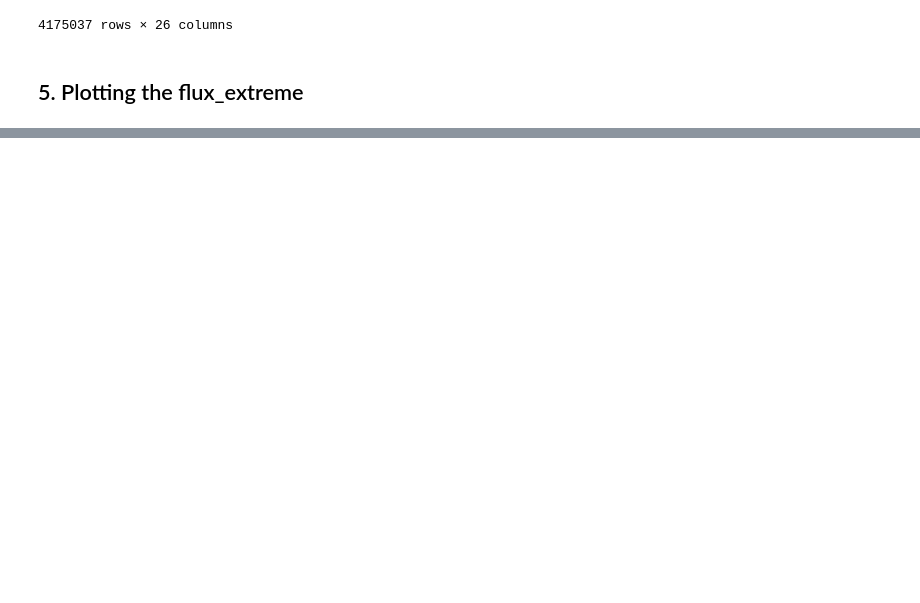
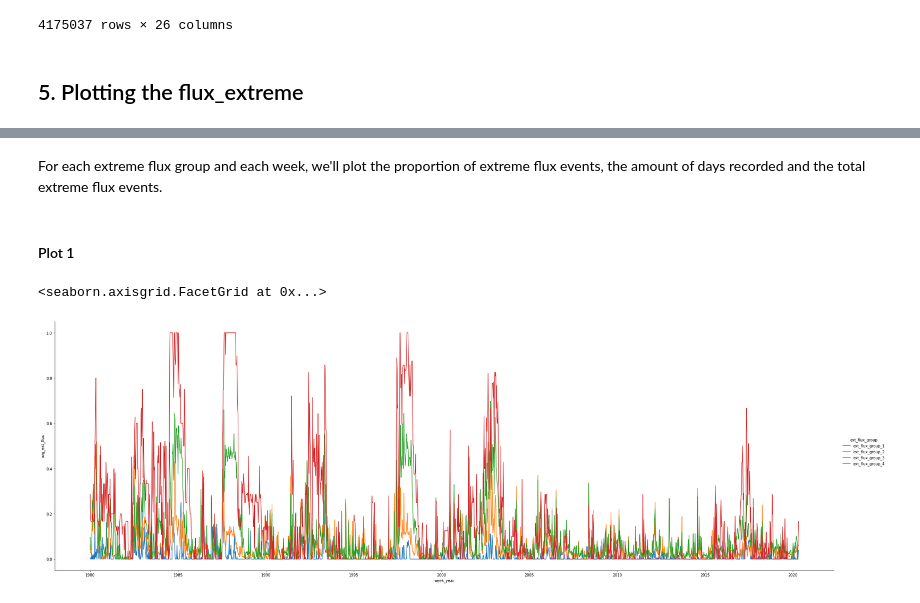
Before and after one commit to oaflores28/WatershedChallenge, a Jupyter notebook: Notebook_1_WaterShed.ipynb, the cells around one changed output, grey strips where cells are left out. Cells and saved outputs as stored; diff of their text form; code cells hidden in the pictures; blank space fills up the shorter version.

```diff
--- a/Notebook_1_WaterShed.ipynb
+++ b/Notebook_1_WaterShed.ipynb
@@ -646,0 +649,27 @@ df_flux_complete
+# %%
+# We group the stations according their extreme flux ratio
+conditions = [
+    (df_aux_flux['ext_flux_ratio']<=0.025),
+    (0.025<df_aux_flux['ext_flux_ratio']) & (df_aux_flux['ext_flux_ratio']<=0.075),
+    (0.075<df_aux_flux['ext_flux_ratio']) & (df_aux_flux['ext_flux_ratio']<=0.125),
+    (0.125<df_aux_flux['ext_flux_ratio']),
+    ]
+values = ['ext_flux_group_1',
+          'ext_flux_group_2',
+          'ext_flux_group_3',
+          'ext_flux_group_4']
+df_aux_flux['ext_flux_group'] = np.select(conditions, values)
+df_flux_complete = pd.merge(df_flux_complete,
+                            df_aux_flux,
+                            how='left',
+                            left_on=['gauge_name'],
+                            right_on=['gauge_name'],
+                           )
+# %%
+# The monday of week of the year is added
+df_flux_complete['week_year'] = pd.to_datetime(df_flux_complete['date'].dt.year.astype(str)
+                                               + ' '
+                                               + df_flux_complete['week'].astype(str)
+                                               + ' 1',
+                                               format='%G %V %u')
+df_flux_complete
@@ -646,0 +690,21 @@ df_flux_complete
+# %% [markdown]
+For each extreme flux group and each week, we'll plot the proportion of extreme flux events, the amount of days recorded and the total extreme flux events.
+# %% [markdown]
+#### Plot 1
+# %%
+# Group by week and ext. flux group then take the mean of extreme flux
+group_cols = ['week_year','ext_flux_group']
+df_flux_complete_m = df_flux_complete.groupby(group_cols)[['flux_extreme']].agg(avg_ext_flux=('flux_extreme','mean')).reset_index()
+# Plot frequency of extreme flux over time for each ext. flux group
+sns.relplot(
+    data=df_flux_complete_m,
+    x="week_year",
+    y="avg_ext_flux",
+    hue="ext_flux_group",
+    kind="line",
+    height=10,
+    aspect=3,
+)
+# %% [output]
+<seaborn.axisgrid.FacetGrid at 0x...>
+[figure, added]
```
Also changed, not shown: parts of 50 cells of this notebook.
